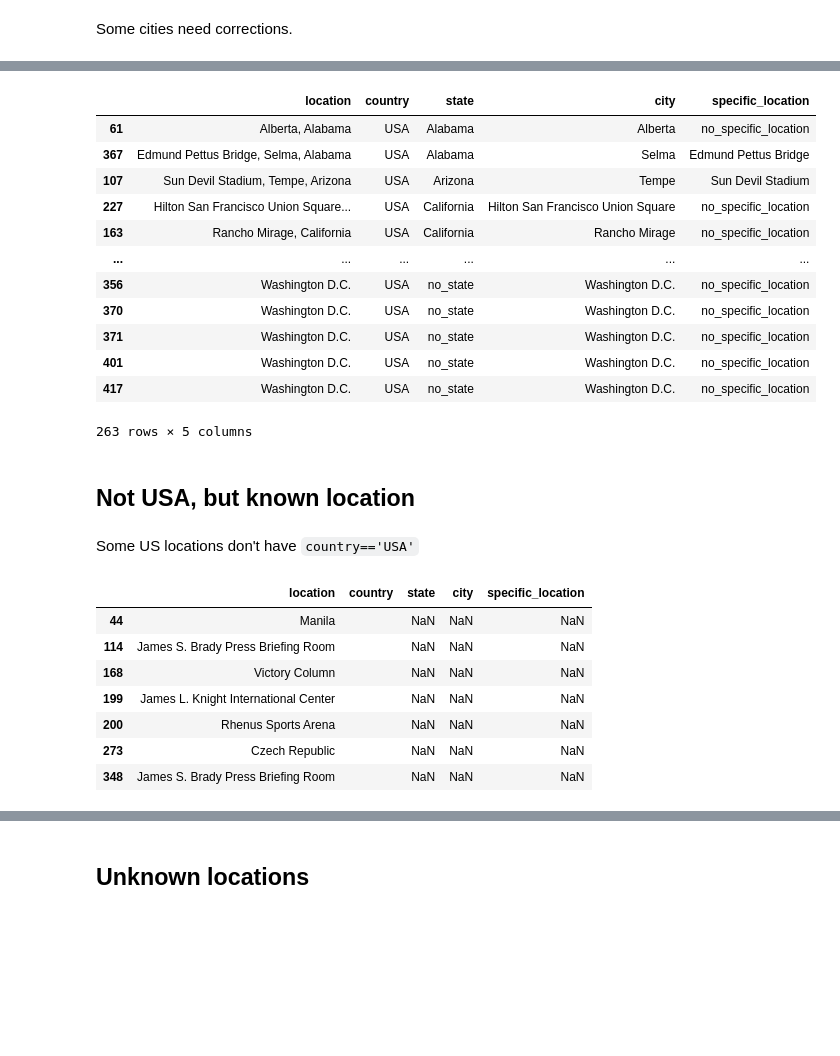
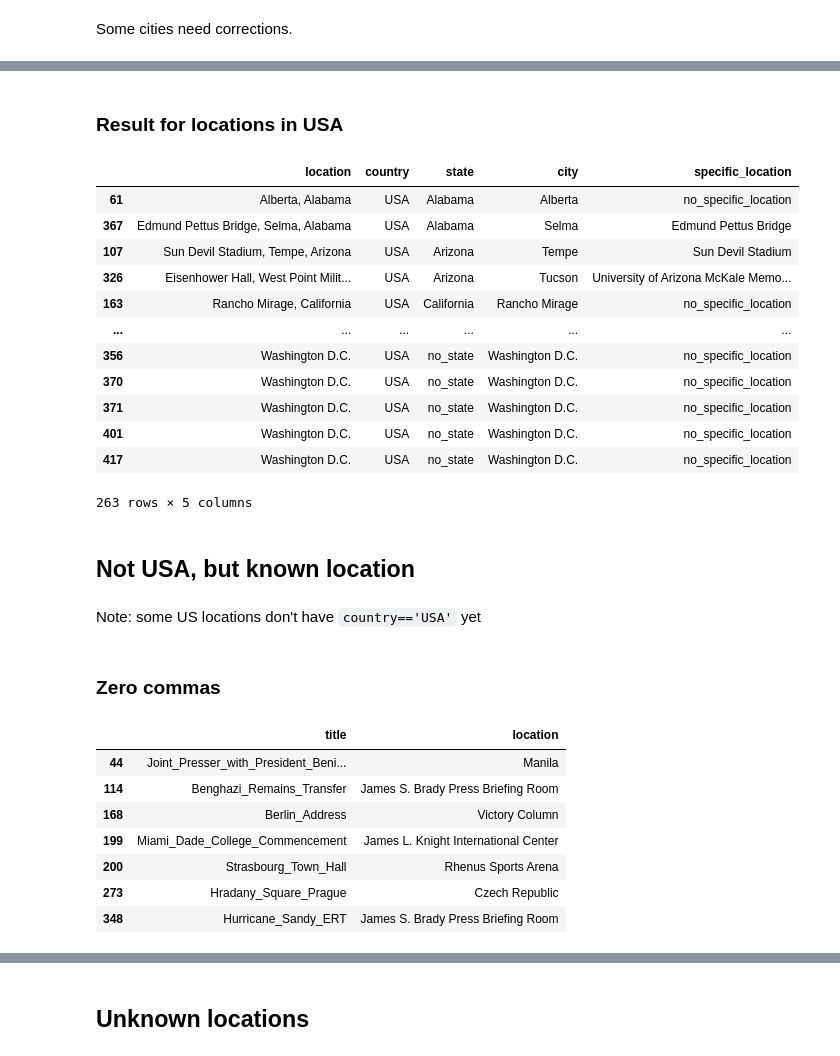
Before and after one commit to jfsalcedo10/mda-kuwait, a Jupyter notebook: notebooks/clean-up-speeches-csv.ipynb, the cells around one changed output, grey strips where cells are left out. Cells and saved outputs as stored; diff of their text form; code cells hidden in the pictures; blank space fills up the shorter version.

```diff
--- a/notebooks/clean-up-speeches-csv.ipynb
+++ b/notebooks/clean-up-speeches-csv.ipynb
@@ -168,5 +169,5 @@ Change `Washington, D.C.` to `Washington D.C.`.
 # %%
-df['location'] = df.location.str.replace("Washington, D.C.|Washington, DC", repl="Washington D.C.", flags=re.I, regex=True)
+df['location'] = df.location.str.replace("Washington, D.?C.?", repl="Washington D.C.", flags=re.I, regex=True)
 # %% [markdown]
 If `country=='USA'`: We assume the last substring to be the state, the second to last the city and everything before that a more specific locations.
 
@@ -287,0 +311,18 @@ Some cities need corrections.
+# %%
+need_corrections = ['Mayors_Conference_2015','White_House_Correspondents_Dinner_First','Beau_Biden_Eulogy',
+                   'Gun_Violence_Denver','Second_Presidential_Election_Victory_Speech','Joplin_Tornado_Victims_Memorial',
+                   'American_Legion_Conference','Iraq_War_Camp_Lejeune','Martin_Dempsey_Retirement']
+
+states = ['California', 'no_state', 'Delaware', 'Colorado', 'Illinois', 'Missouri', 'Minnesota', 'North Carolina',
+          'Virginia']
+cities = ['San Francisco', 'Washington D.C.', 'Wilmington', 'Denver', 'Chicago', 'Joplin', 'Minneapolis', 'Jacksonville',
+          'Arlington']
+locations = ['Hilton San Francisco Union Square Hotel', 'Washington Hilton Hotel', 'St. Anthony of Padua Church',
+             'Denver Police Academy', 'McCormick Place', 'Missouri Southern University', 'Minneapolis Convention Center',
+             'Camp Lejeune', 'Joint Base Myer-Henderson Hall']
+
+df.loc[df.title.isin(need_corrections), 'state'] = states
+df.loc[df.title.isin(need_corrections), 'city'] = cities
+df.loc[df.title.isin(need_corrections), 'specific_location'] = locations
+df.loc[df.title.isin(need_corrections), ['location','state','city','specific_location']].sort_values(
+    by= ['state','city','specific_location'])
@@ -293,11 +345,11 @@ print(df.loc[select, 'location'])
 
 states = df.loc[select, 'location'].str.extract(r".+?,.+?, *(.+)", flags=re.I)
 cities = df.loc[select, 'location'].str.extract(r".+?, *(.+?),.+", flags=re.I)
-specific_locs = df.loc[select, 'location'].str.extract(r" *(.+?),.+?,.+", flags=re.I)
+locations = df.loc[select, 'location'].str.extract(r" *(.+?),.+?,.+", flags=re.I)
 
 df.loc[select, 'state']  = states.values
 df.loc[select, 'city']  = cities.values
-df.loc[select, 'specific_location'] = specific_locs.values
+df.loc[select, 'specific_location'] = locations.values
 # %% [output]
 0      Sheraton New York Hotel and Towers, New York, ...
 24          Harborside Event Center, Fort Myers, Florida
@@ -340,2 +392,16 @@ df.loc[select, ['location','country','state','city','specific_location']].sort_v
 # %% [markdown]
 Some cities need corrections.
+# %%
+need_corrections = ['Obama-Romney_-_First_Live_Debate', 'NY_NJ_Explosions', 'Afghanistan_War_Troop_Surge',
+                    'Tucson_Memorial_Address', 'Armed_Forces_Farewell']
+
+states = ['Colorado', 'New York', 'New York', 'Arizona', 'Virginia']
+cities = ['Denver', 'New York', 'West Point', 'Tucson', 'Arlington']
+locations = ['University of Denver Magness Arena', 'Lotte New York Palace Hotel', 'Military Academy Eisenhower Hall',
+             'University of Arizona McKale Memorial Center', 'Fort Myer Joint Base Myer-Henderson']
+
+df.loc[df.title.isin(need_corrections), 'state'] = states
+df.loc[df.title.isin(need_corrections), 'city'] = cities
+df.loc[df.title.isin(need_corrections), 'specific_location'] = locations
+df.loc[df.title.isin(need_corrections), ['location','state','city','specific_location']].sort_values(
+    by= ['state','city','specific_location'])
@@ -342,3 +415,5 @@ Some cities need corrections.
+# %% [markdown]
+### Result for locations in USA
 # %%
 df.loc[df.country=="USA", ['location','country','state','city','specific_location']].sort_values(
     by=['state','city','specific_location'])
@@ -347,7 +422,7 @@ df.loc[df.country=="USA", ['location','country','state','city','specific_locatio
 | 61 | Alberta, Alabama | USA | Alabama | Alberta | no_specific_location |
 | 367 | Edmund Pettus Bridge, Selma, Alabama | USA | Alabama | Selma | Edmund Pettus Bridge |
 | 107 | Sun Devil Stadium, Tempe, Arizona | USA | Arizona | Tempe | Sun Devil Stadium |
-| 227 | Hilton San Francisco Union Square... | USA | California | Hilton San Francisco Union Square | no_specific_location |
+| 326 | Eisenhower Hall, West Point Milit... | USA | Arizona | Tucson | University of Arizona McKale Memo... |
 | 163 | Rancho Mirage, California | USA | California | Rancho Mirage | no_specific_location |
 | ... | ... | ... | ... | ... | ... |
 | 356 | Washington D.C. | USA | no_state | Washington D.C. | no_specific_location |
@@ -359,16 +434,18 @@ df.loc[df.country=="USA", ['location','country','state','city','specific_locatio
 # %% [markdown]
 ## Not USA, but known location
 # %% [markdown]
-Some US locations don't have `country=='USA'`
+Note: some US locations don't have `country=='USA'` yet
+# %% [markdown]
+### Zero commas
 # %%
 select = (df.country!="USA") & (df.location!="unknown_location") & (df.count_commas == 0)
-df.loc[select, ['location','country','state','city','specific_location']]
+df.loc[select, ['title','location']]
 # %% [output]
-|  | location | country | state | city | specific_location |
-| 44 | Manila |  | NaN | NaN | NaN |
-| 114 | James S. Brady Press Briefing Room |  | NaN | NaN | NaN |
-| 168 | Victory Column |  | NaN | NaN | NaN |
-| 199 | James L. Knight International Center |  | NaN | NaN | NaN |
-| 200 | Rhenus Sports Arena |  | NaN | NaN | NaN |
-| 273 | Czech Republic |  | NaN | NaN | NaN |
-| 348 | James S. Brady Press Briefing Room |  | NaN | NaN | NaN |
+|  | title | location |
+| 44 | Joint_Presser_with_President_Beni... | Manila |
+| 114 | Benghazi_Remains_Transfer | James S. Brady Press Briefing Room |
+| 168 | Berlin_Address | Victory Column |
+| 199 | Miami_Dade_College_Commencement | James L. Knight International Center |
+| 200 | Strasbourg_Town_Hall | Rhenus Sports Arena |
+| 273 | Hradany_Square_Prague | Czech Republic |
+| 348 | Hurricane_Sandy_ERT | James S. Brady Press Briefing Room |
```
Also changed, not shown: parts of 33 cells of this notebook, 1 other file.
